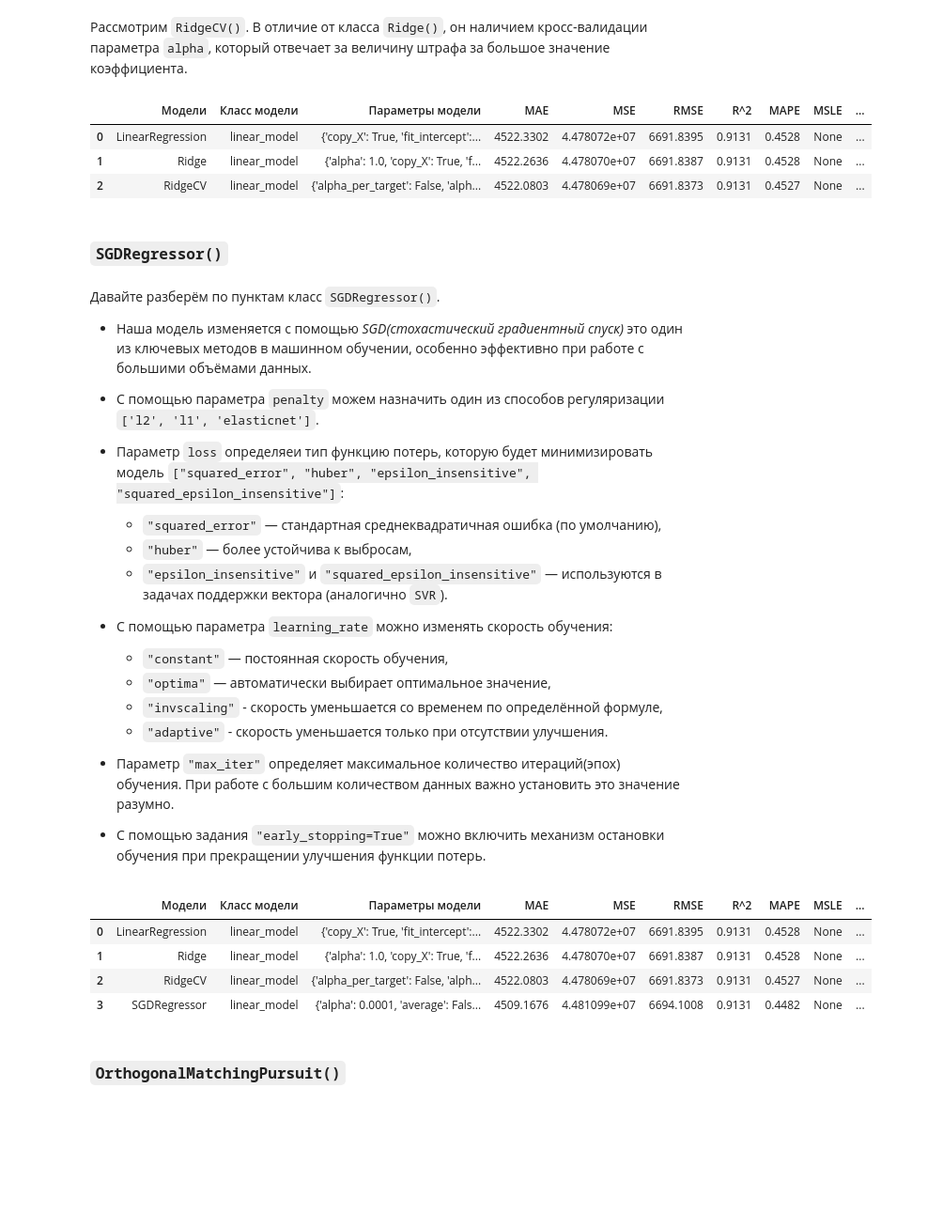
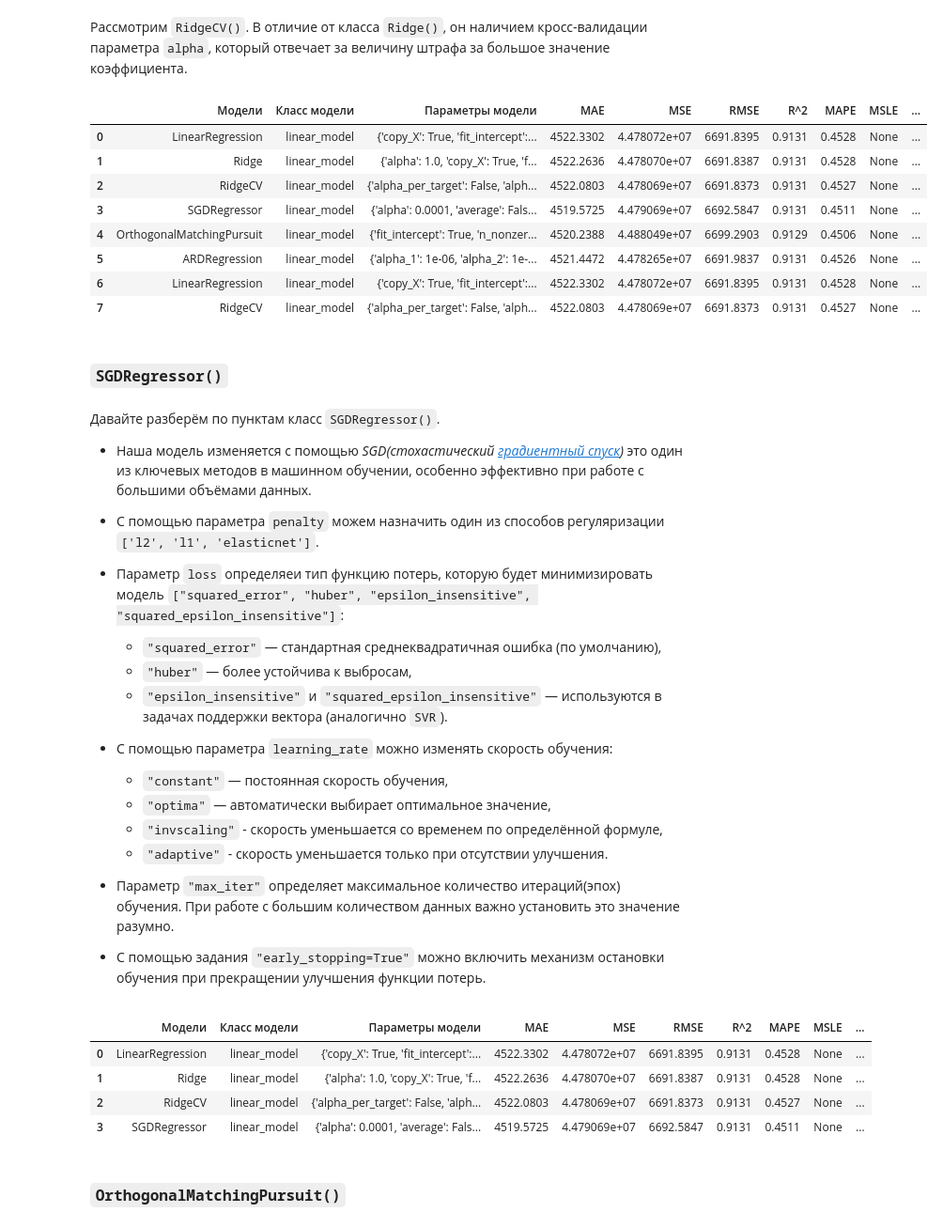
Before and after one commit to Sindereve/classic_ml_skills, a Jupyter notebook: main.ipynb, the cells around one changed output. Shown at 94% size. Saved outputs shown, nothing was run; the diff lists cells and outputs as text; code cells hidden in the pictures; blank space fills up the shorter version.

Commit message:
Finish change linear_models

````diff
--- a/main.ipynb
+++ b/main.ipynb
@@ -508,9 +514,9 @@ $$
 # %% [markdown]
 Также отметим, что в классе ```Ridge``` мы можем изменить метод решения. Задав значение для переменной ```solver:{"auto", "svd", "cholesky", "lsqr", "sparse_cg", "sag", "saga", "lbfgs"}, default="auto"```. Рассматривать подробно каждый вариант функции оптимизации мы не будем, так как ```Ridge()``` может автоматически подобрать наиболее походящий алгоритм в зависимости от данных.
 # %%
-LRRidge = linear_model.Ridge()
-LRRidge.fit(X_train, y_train)
-y_pred = LRRidge.predict(X_test)
+LR_Ridge = linear_model.Ridge()
+LR_Ridge.fit(X_train, y_train)
+y_pred = LR_Ridge.predict(X_test)
+
+history_models.add_model(LR_Ridge, "linear_model", LR_Ridge.get_params(), "Линейная регрессия, с регуляризацией", y_true=y_test, y_pred=y_pred)
+history_models.to_dataframe()
-# %%
-history_models.add_model(LRRidge, "linear_model", LRRidge.get_params(), "Линейная регрессия, с регуляризацией", y_true=y_test, y_pred=y_pred)
-history_models.to_dataframe()
@@ -523,22 +525,27 @@ history_models.to_dataframe()
 # %% [markdown]
 Рассмотрим ```RidgeCV()```. В отличие от класса ```Ridge()```, он  наличием кросс-валидации параметра ```alpha```, который отвечает за величину штрафа за большое значение коэффициента.
 # %%
-LRRidgeCV = linear_model.RidgeCV(alphas=[0.2, 0.6, 1.0, 1.5, 3.8, 10.0])
-LRRidgeCV.fit(X_train, y_train)
-y_pred = LRRidgeCV.predict(X_test)
+LR_RidgeCV = linear_model.RidgeCV(alphas=[0.2, 0.6, 1.0, 1.5, 3.8, 10.0, 14.0])
+LR_RidgeCV.fit(X_train, y_train)
+y_pred = LR_RidgeCV.predict(X_test)
 # %%
-history_models.add_model(LRRidgeCV, "linear_model", LRRidgeCV.get_params(), "Линейная регрессия, с регуляризацией и кросс-валидацией", y_true=y_test, y_pred=y_pred)
+history_models.add_model(LR_RidgeCV, "linear_model", LR_RidgeCV.get_params(), "Линейная регрессия, с регуляризацией и кросс-валидацией", y_true=y_test, y_pred=y_pred)
 history_models.to_dataframe()
 # %% [output]
 |  | Модели | Класс модели | Параметры модели | MAE | MSE | RMSE | R^2 | MAPE | MSLE | ... |
 | 0 | LinearRegression | linear_model | {'copy_X': True, 'fit_intercept':... | 4522.3302 | 4.478072e+07 | 6691.8395 | 0.9131 | 0.4528 | None | ... |
 | 1 | Ridge | linear_model | {'alpha': 1.0, 'copy_X': True, 'f... | 4522.2636 | 4.478070e+07 | 6691.8387 | 0.9131 | 0.4528 | None | ... |
 | 2 | RidgeCV | linear_model | {'alpha_per_target': False, 'alph... | 4522.0803 | 4.478069e+07 | 6691.8373 | 0.9131 | 0.4527 | None | ... |
+| 3 | SGDRegressor | linear_model | {'alpha': 0.0001, 'average': Fals... | 4519.5725 | 4.479069e+07 | 6692.5847 | 0.9131 | 0.4511 | None | ... |
+| 4 | OrthogonalMatchingPursuit | linear_model | {'fit_intercept': True, 'n_nonzer... | 4520.2388 | 4.488049e+07 | 6699.2903 | 0.9129 | 0.4506 | None | ... |
+| 5 | ARDRegression | linear_model | {'alpha_1': 1e-06, 'alpha_2': 1e-... | 4521.4472 | 4.478265e+07 | 6691.9837 | 0.9131 | 0.4526 | None | ... |
+| 6 | LinearRegression | linear_model | {'copy_X': True, 'fit_intercept':... | 4522.3302 | 4.478072e+07 | 6691.8395 | 0.9131 | 0.4528 | None | ... |
+| 7 | RidgeCV | linear_model | {'alpha_per_target': False, 'alph... | 4522.0803 | 4.478069e+07 | 6691.8373 | 0.9131 | 0.4527 | None | ... |
 # %% [markdown]
 ### ```SGDRegressor()```
 # %% [markdown]
 Давайте разберём по пунктам класс `SGDRegressor()`.
-- Наша модель изменяется с помощью *SGD(стохастический градиентный спуск)* это один из ключевых методов в машинном обучении, особенно эффективно при работе с большими объёмами данных.
+- Наша модель изменяется с помощью *SGD(стохастический [градиентный спуск](https://neurohive.io/ru/osnovy-data-science/gradient-descent/))* это один из ключевых методов в машинном обучении, особенно эффективно при работе с большими объёмами данных.
 - С помощью параметра `penalty` можем назначить один из способов регуляризации `['l2', 'l1', 'elasticnet']`.
 - Параметр `loss` определяеи тип функцию потерь, которую будет минимизировать модель `["squared_error", "huber", "epsilon_insensitive", "squared_epsilon_insensitive"]`:
     - `"squared_error"` — стандартная среднеквадратичная ошибка (по умолчанию),
@@ -566,7 +573,7 @@ history_models.to_dataframe()
 | 0 | LinearRegression | linear_model | {'copy_X': True, 'fit_intercept':... | 4522.3302 | 4.478072e+07 | 6691.8395 | 0.9131 | 0.4528 | None | ... |
 | 1 | Ridge | linear_model | {'alpha': 1.0, 'copy_X': True, 'f... | 4522.2636 | 4.478070e+07 | 6691.8387 | 0.9131 | 0.4528 | None | ... |
 | 2 | RidgeCV | linear_model | {'alpha_per_target': False, 'alph... | 4522.0803 | 4.478069e+07 | 6691.8373 | 0.9131 | 0.4527 | None | ... |
-| 3 | SGDRegressor | linear_model | {'alpha': 0.0001, 'average': Fals... | 4509.1676 | 4.481099e+07 | 6694.1008 | 0.9131 | 0.4482 | None | ... |
+| 3 | SGDRegressor | linear_model | {'alpha': 0.0001, 'average': Fals... | 4519.5725 | 4.479069e+07 | 6692.5847 | 0.9131 | 0.4511 | None | ... |
 # %% [markdown]
 ### `OrthogonalMatchingPursuit()`
 # %% [markdown]
````
Also changed, not shown: parts of 7 cells of this notebook.
